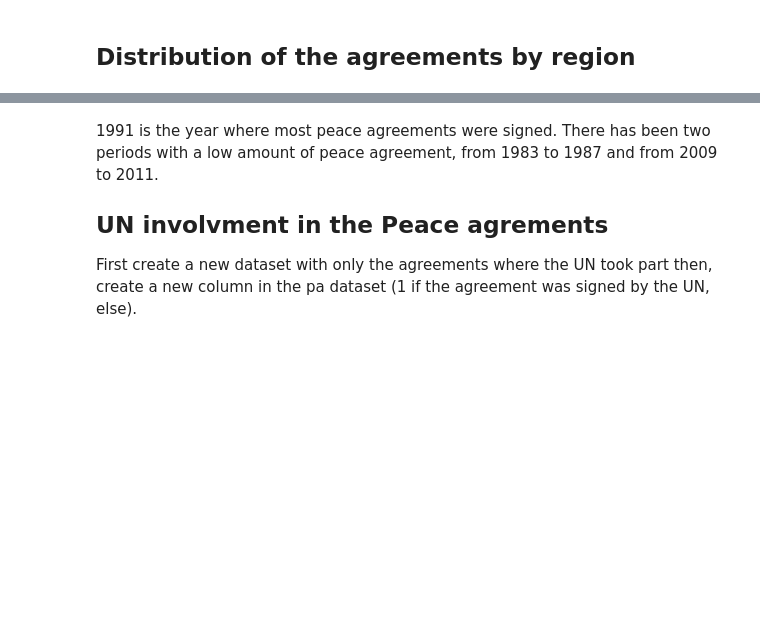
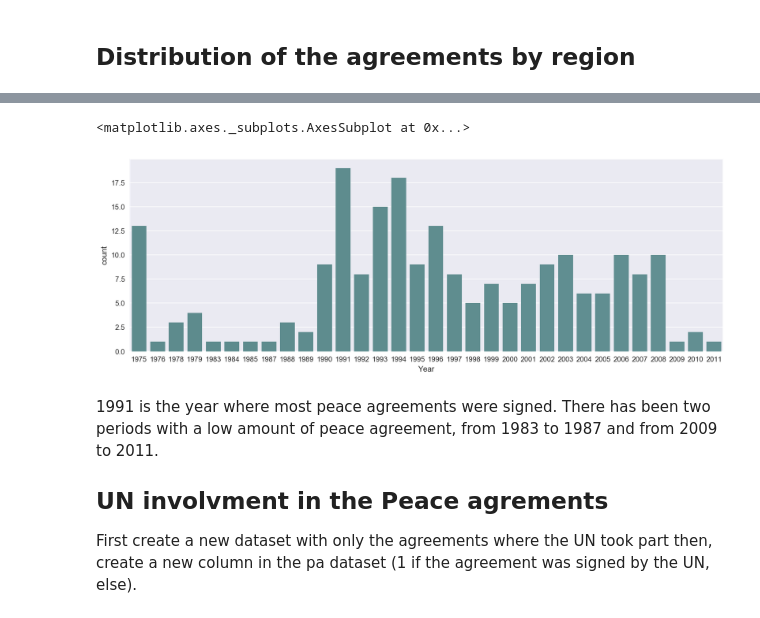
Before and after one commit to rbsteinm/AppliedDataAnalysis, a Jupyter notebook: project/DataExploration.ipynb, the cells around one changed output, grey strips where cells are left out. Saved outputs shown, nothing was run; the diff lists cells and outputs as text; code cells hidden in the pictures; blank space fills up the shorter version.

```diff
--- a/project/DataExploration.ipynb
+++ b/project/DataExploration.ipynb
@@ -73,7 +73,10 @@ This plot shows the number of peace agreements per region. We can see that most
 ## Distribution of agreements by year
 # %%
 plt.figure(figsize=(15,5))
-sns.countplot(x='Year', data=pa)
+sns.countplot(x='Year', data=pa, palette=sns.cubehelix_palette(800, start=2, rot=0.3, dark=0.5, light=.95, reverse=True))
+# %% [output]
+<matplotlib.axes._subplots.AxesSubplot at 0x...>
+[figure, added]
 # %% [markdown]
 1991 is the year where most peace agreements were signed. There has been two periods with a low amount of peace agreement, from 1983 to 1987 and from 2009 to 2011.
 ## UN involvment in the Peace agrements
```
Also changed, not shown: parts of 44 cells of this notebook.
